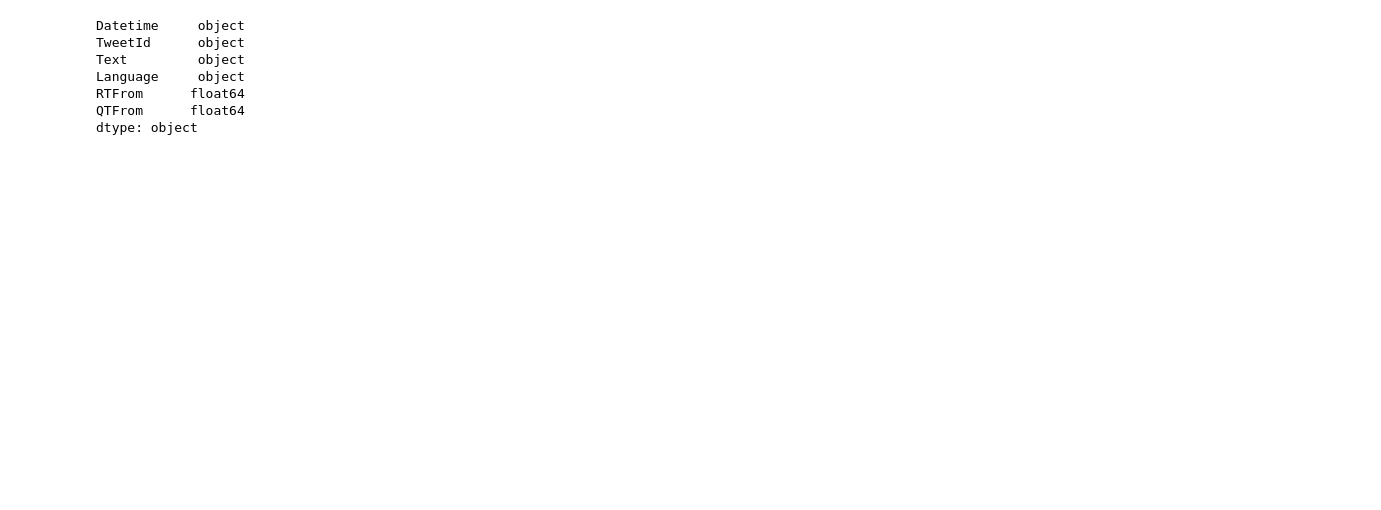
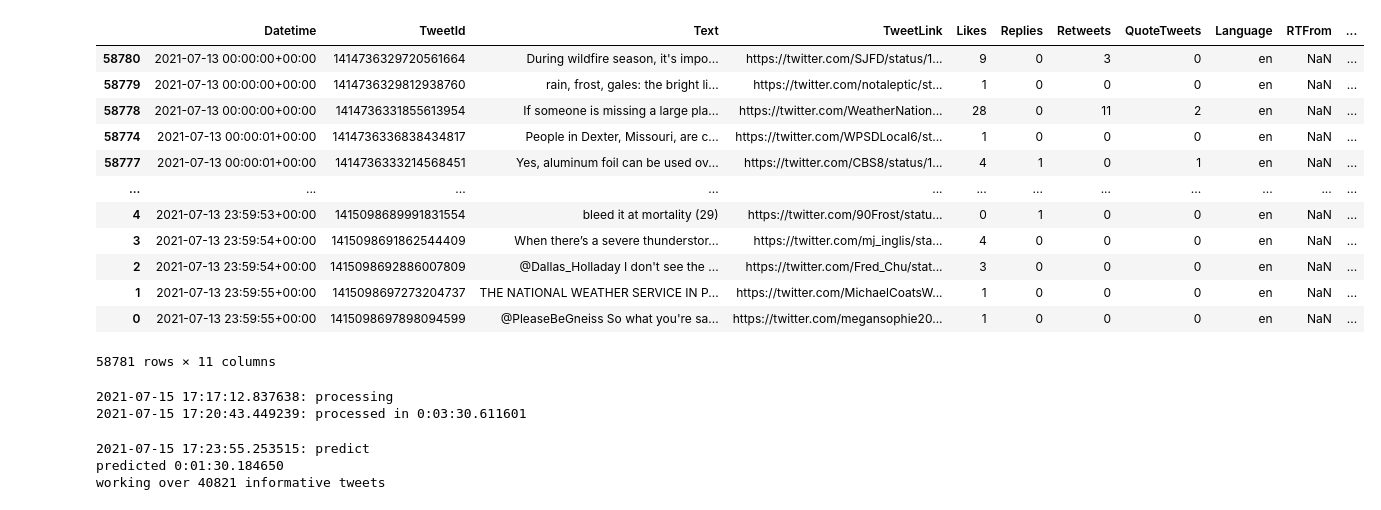
Before and after one commit to arboj/arbogast-capstone, a Jupyter notebook: Code/scrape.ipynb, the cells around one changed output. Cells and saved outputs as stored; diff of their text form; code cells hidden in the pictures; blank space fills up the shorter version.

```diff
--- a/Code/scrape.ipynb
+++ b/Code/scrape.ipynb
@@ -96,4 +128,4 @@ Scraping time 0:13:37.319705
 # %%
-since_date = '2021-07-12'
-until_date = '2021-07-13'
+since_date = '2021-07-13'
+until_date = '2021-07-14'
 # %%
@@ -104,14 +174,53 @@ os.path.join(tweet_dir,'tweets_df_{0}_{1}.csv'.
 # %%
-tweets_df = pd.read_csv(os.path.join(tweet_dir,'tweets_df_{0}_{1}.csv'.
-                              format(since_date.replace('-',''),until_date.replace('-',''))))
+twts = pd.read_csv(os.path.join(tweet_dir,'tweets_df_{0}_{1}.csv'.
+                              format(since_date.replace('-',''),until_date.replace('-',''))), engine = 'python')
+twts['Text'] = twts['Text'].astype(str)
+# %%
+twts.sort_values(by='Datetime')
+# %% [output]
+|  | Datetime | TweetId | Text | TweetLink | Likes | Replies | Retweets | QuoteTweets | Language | RTFrom | ... |
+| 58780 | 2021-07-13 00:00:00+00:00 | 1414736329720561664 | During wildfire season, it's impo... | https://twitter.com/SJFD/status/1... | 9 | 0 | 3 | 0 | en | NaN | ... |
+| 58779 | 2021-07-13 00:00:00+00:00 | 1414736329812938760 | rain, frost, gales: the bright li... | https://twitter.com/notaleptic/st... | 1 | 0 | 0 | 0 | en | NaN | ... |
+| 58778 | 2021-07-13 00:00:00+00:00 | 1414736331855613954 | If someone is missing a large pla... | https://twitter.com/WeatherNation... | 28 | 0 | 11 | 2 | en | NaN | ... |
+| 58774 | 2021-07-13 00:00:01+00:00 | 1414736336838434817 | People in Dexter, Missouri, are c... | https://twitter.com/WPSDLocal6/st... | 1 | 0 | 0 | 0 | en | NaN | ... |
+| 58777 | 2021-07-13 00:00:01+00:00 | 1414736333214568451 | Yes, aluminum foil can be used ov... | https://twitter.com/CBS8/status/1... | 4 | 1 | 0 | 1 | en | NaN | ... |
+| ... | ... | ... | ... | ... | ... | ... | ... | ... | ... | ... | ... |
+| 4 | 2021-07-13 23:59:53+00:00 | 1415098689991831554 | bleed it at mortality (29) | https://twitter.com/90Frost/statu... | 0 | 1 | 0 | 0 | en | NaN | ... |
+| 3 | 2021-07-13 23:59:54+00:00 | 1415098691862544409 | When there’s a severe thunderstor... | https://twitter.com/mj_inglis/sta... | 4 | 0 | 0 | 0 | en | NaN | ... |
+| 2 | 2021-07-13 23:59:54+00:00 | 1415098692886007809 | @Dallas_Holladay I don't see the ... | https://twitter.com/Fred_Chu/stat... | 3 | 0 | 0 | 0 | en | NaN | ... |
+| 1 | 2021-07-13 23:59:55+00:00 | 1415098697273204737 | THE NATIONAL WEATHER SERVICE IN P... | https://twitter.com/MichaelCoatsW... | 1 | 0 | 0 | 0 | en | NaN | ... |
+| 0 | 2021-07-13 23:59:55+00:00 | 1415098697898094599 | @PleaseBeGneiss So what you're sa... | https://twitter.com/megansophie20... | 1 | 0 | 0 | 0 | en | NaN | ... |
+58781 rows × 11 columns
 # %%
-tweets_df.dtypes
+procstart =  datetime.datetime.now()
+print("{}: processing ".format(procstart))
+twts['ptext'] = twts['Text'].apply(lambda x: clean_text(x))
+twts['ptext'] = twts['ptext'].apply(lambda x: word_tokenize(x))
+twts['ptext'] = twts['ptext'].apply(lambda x : remove_stopwords(x))
+twts['ptext'] = twts['ptext'].apply(lambda x : lemmatize_text(x))
+twts['ptext'] = twts['ptext'].apply(lambda x : concatenate_text(x))
+procend=  datetime.datetime.now()
+print("{}: processed in {}".format(procend, procend - procstart))
 # %% [output]
-Datetime     object
-TweetId      object
-Text         object
-Language     object
-RTFrom      float64
-QTFrom      float64
-dtype: object
+2021-07-15 17:17:12.837638: processing
+2021-07-15 17:20:43.449239: processed in 0:03:30.611601
+# %%
+
+predstart = datetime.datetime.now()
+print("{}: predict".format(predstart))
+predictions = suggest_nn2(twts, model,vectorizer)
+
+submission_data = {"ID": twts['TweetId'].tolist(),"tweet": twts['Text'].tolist(), "target": predictions}
+
+submission_df = pd.DataFrame(submission_data)
+result = twts.join(submission_df.target)
+predend = datetime.datetime.now()
+print("predicted {}".format(predend-predstart))
+#
+result_inf = result[result['target']==0]
+print("working over {} informative tweets".format(len(result_inf)))
+# %% [output]
+2021-07-15 17:23:55.253515: predict
+predicted 0:01:30.184650
+working over 40821 informative tweets
 # %%
```
Also changed, not shown: parts of 11 cells of this notebook, 9 other files.
